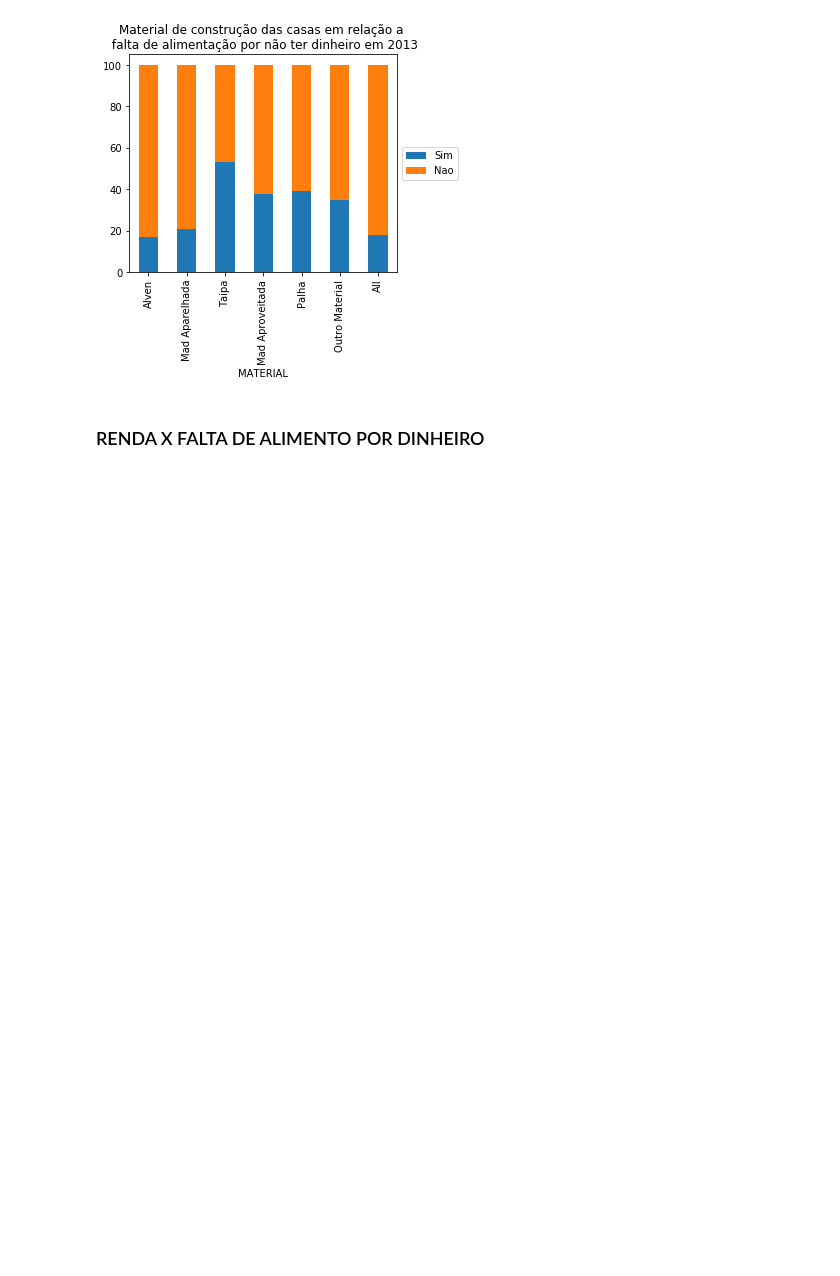
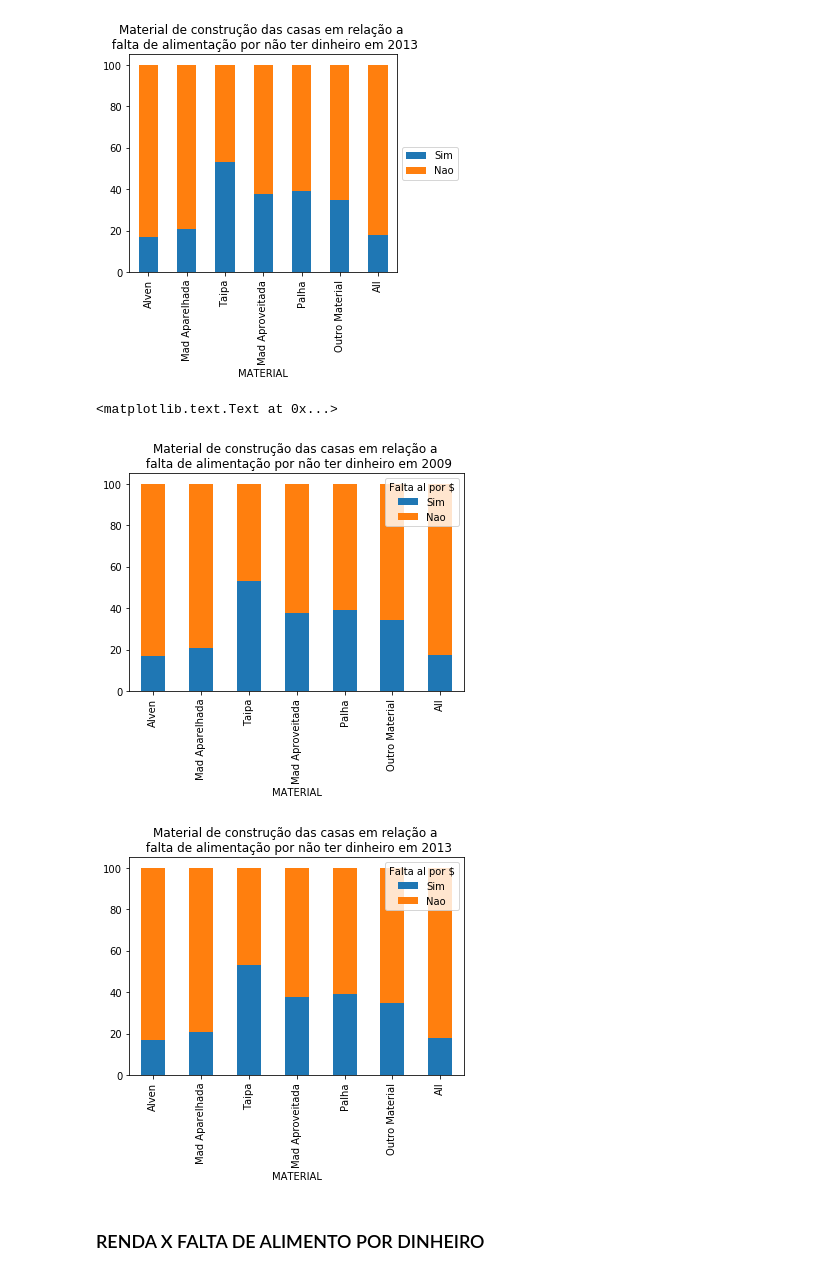
Before and after one commit to milenamaluli/CD, a Jupyter notebook: Projeto1 Milena Maluli.ipynb, the cells around one changed output. Drawn from its saved outputs; the diff is of its cells as text; code cells hidden in the pictures; blank space fills up the shorter version.

```diff
--- a/Projeto1 Milena Maluli.ipynb
+++ b/Projeto1 Milena Maluli.ipynb
@@ -195,6 +200,19 @@ Palha            38.888889  61.111111
 Outro Material   34.574468  65.425532
 All              17.715338  82.284662
 [figure]
+# %%
+#Comparação
+ctrf= (pd.crosstab(d.MATERIAL,d.FALTAAL,margins=True,rownames=['MATERIAL'], colnames=['Falta al por $'], normalize='index')*100)
+ctrf.plot(kind='bar', stacked=True)
+plt.title('Material de construção das casas em relação a \n falta de alimentação por não ter dinheiro em 2009')
+
+ctrf2= (pd.crosstab(d2.MATERIAL,d2.FALTAAL,margins=True,rownames=['MATERIAL'], colnames=['Falta al por $'], normalize='index')*100)
+ctrf2.plot(kind='bar', stacked=True)
+plt.title('Material de construção das casas em relação a \n falta de alimentação por não ter dinheiro em 2013')
+# %% [output]
+<matplotlib.text.Text at 0x...>
+[figure, added]
+[figure, added]
 # %% [markdown]
 ### RENDA X FALTA DE ALIMENTO POR DINHEIRO
 # %% [markdown]
```
Also changed, not shown: parts of 8 cells of this notebook, 4 other files.
